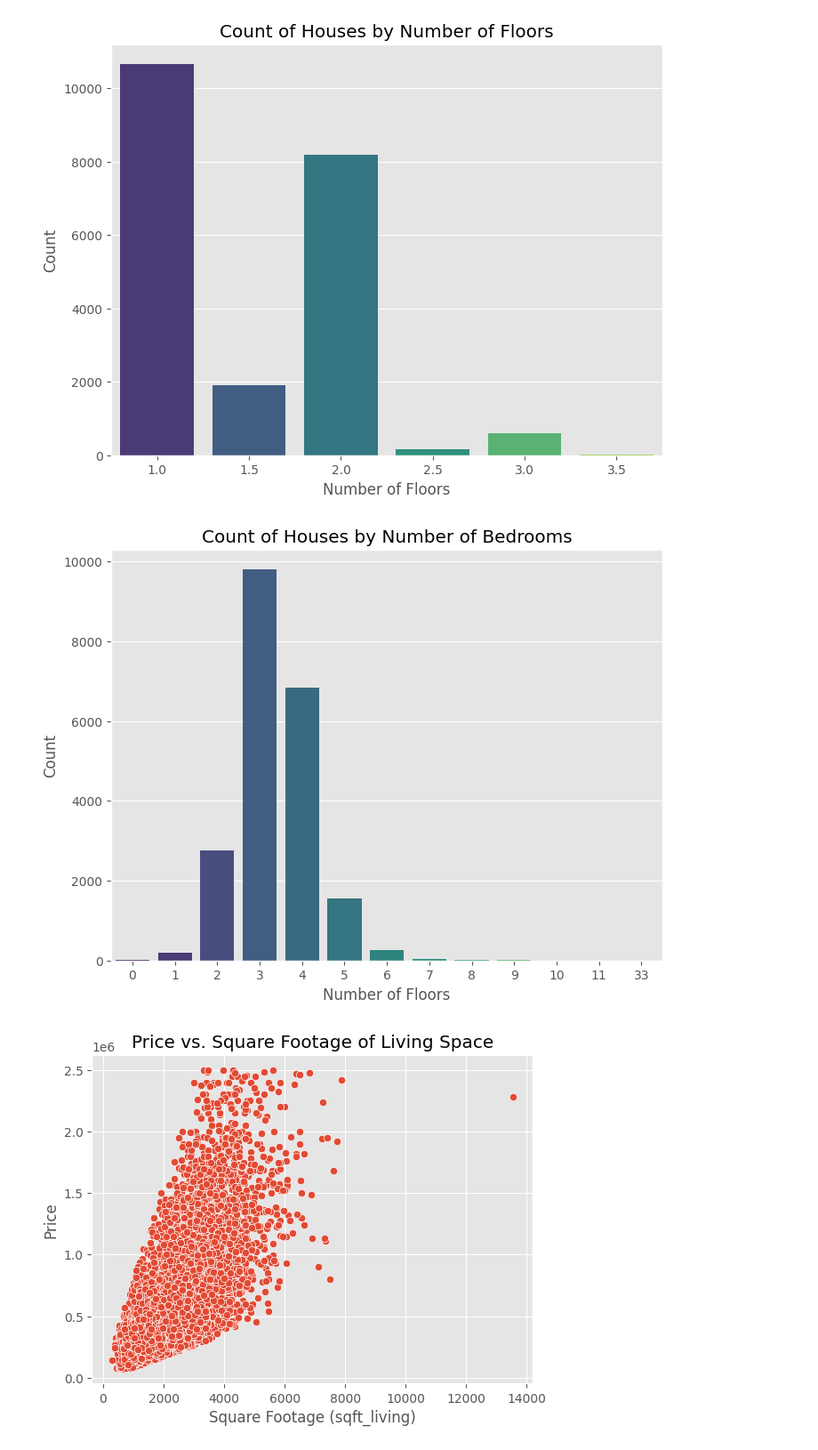
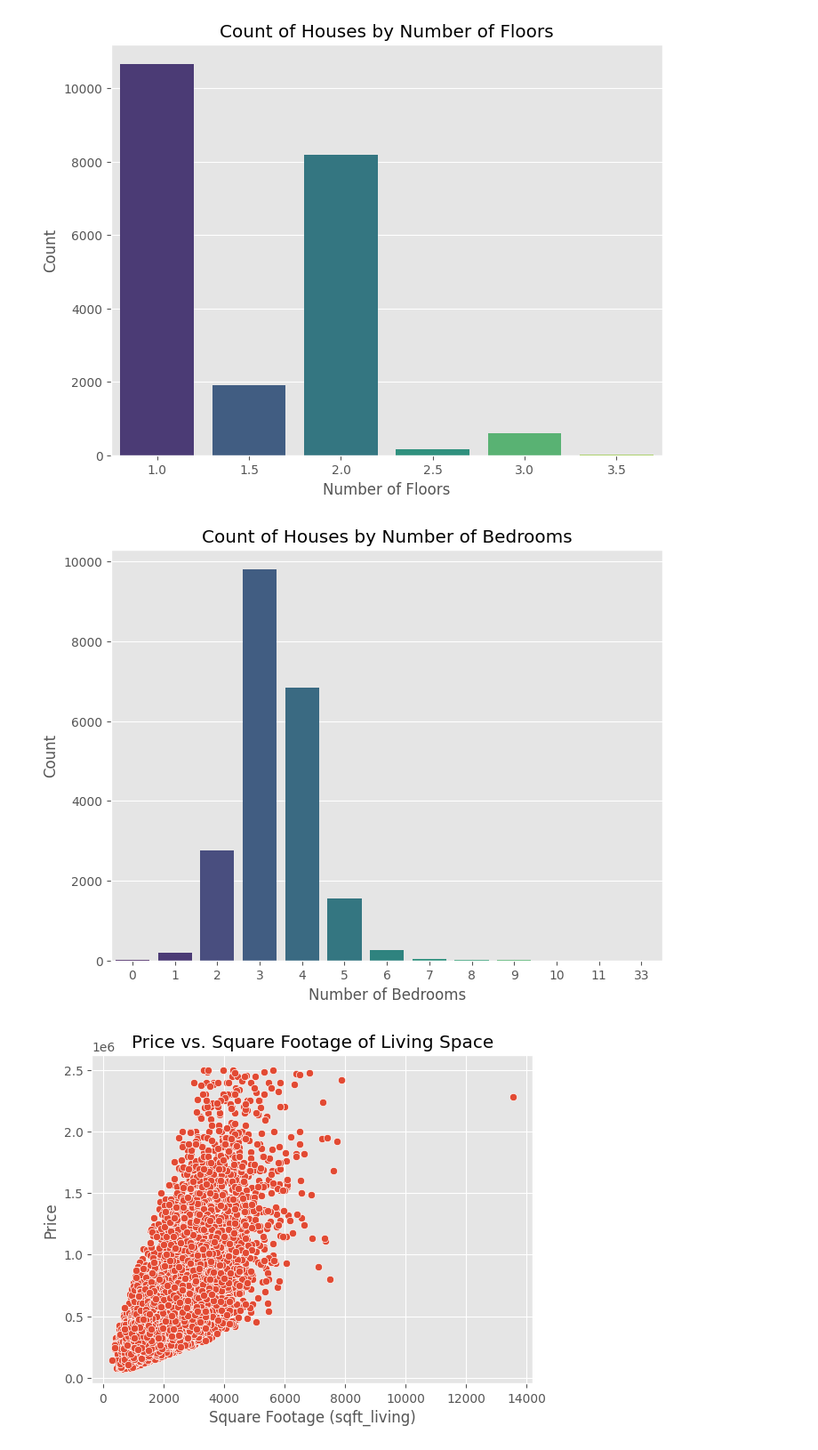
Before and after one commit to BahaaAbdelfatah/Data-Science, a Jupyter notebook: house-sales-prediction.ipynb, the cells around one changed output. Shown at 89% size. Saved outputs shown, nothing was run; the diff lists cells and outputs as text; code cells hidden in the pictures.

```diff
--- a/house-sales-prediction.ipynb
+++ b/house-sales-prediction.ipynb
@@ -121,16 +121,6 @@ df.describe().transpose()
 | long | 21613.0 | -1.222139e+02 | 1.408283e-01 | -1.225190e+02 | -1.223280e+02 | -1.222300e+02 | -1.221250e+02 | -1.213150e+02 |
 | sqft_living15 | 21613.0 | 1.986552e+03 | 6.853913e+02 | 3.990000e+02 | 1.490000e+03 | 1.840000e+03 | 2.360000e+03 | 6.210000e+03 |
 | sqft_lot15 | 21613.0 | 1.276846e+04 | 2.730418e+04 | 6.510000e+02 | 5.100000e+03 | 7.620000e+03 | 1.008300e+04 | 8.712000e+05 |
-# %%
-df= df [[#'id',
-         #'date',
-         'price', 'bedrooms', 'bathrooms', 'sqft_living',
-         'sqft_lot', 'floors', 'waterfront', 'view', 'condition', 'grade',
-       'sqft_above', 'sqft_basement', #'yr_built', 'yr_renovated',
-         #'zipcode',
-         'lat', 'long',
-         #'sqft_living15' , 'sqft_lot15'
-                                          ]].copy()
 # %%
 df.head(5)
 # %% [output]
@@ -199,3 +187,5 @@ plt.show()
 # %%
 t = 2.5*10**6
 df= df[df['price']<= t]
+# %%
+df = df.drop(['sqft_lot15'], axis=1)
@@ -227,13 +217,13 @@ plt.show()
 # %%
 plt.figure(figsize=(8, 6))
 sns.countplot(data=df, x='bedrooms', palette='viridis')
 plt.title('Count of Houses by Number of Bedrooms')
-plt.xlabel('Number of Floors')
+plt.xlabel('Number of Bedrooms')
 plt.ylabel('Count')
 plt.xticks(rotation=0)
 plt.show()
 # %% [output]
-[figure, old version]
+[figure, new version]
 # %%
 sns.scatterplot(data=df, x='sqft_living', y='price')
 plt.title('Price vs. Square Footage of Living Space')
```
Also changed, not shown: parts of 28 cells of this notebook.
